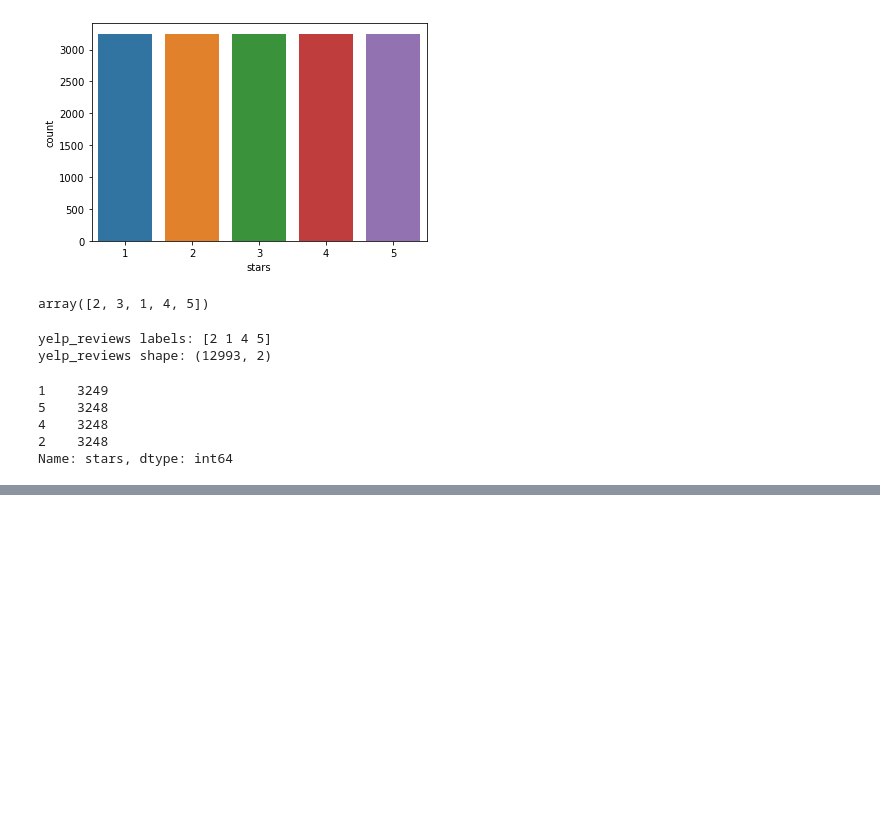
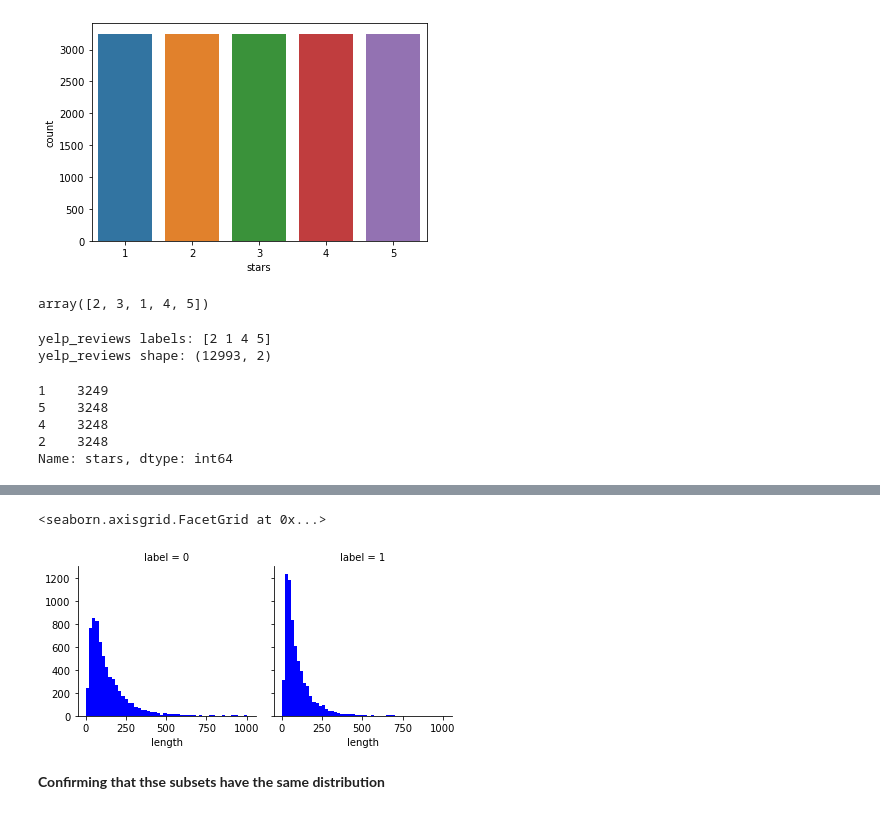
Before and after one commit to lupis30puc/yelp_bert_random_forest, a Jupyter notebook: preprocessing-for-bert-yelp-dataset.ipynb, the cells around one changed output, grey strips where cells are left out. Saved outputs shown, nothing was run; the diff lists cells and outputs as text; code cells hidden in the pictures; blank space fills up the shorter version.

```diff
--- a/preprocessing-for-bert-yelp-dataset.ipynb
+++ b/preprocessing-for-bert-yelp-dataset.ipynb
@@ -199,9 +185,9 @@ import re
 # %%
 for r in balanced_simplified_reviews:
     balanced_simplified_reviews['text'] = balanced_simplified_reviews['text'].apply(lambda t: strip_numeric(t))
-    #balanced_simplified_reviews['text'] = balanced_simplified_reviews['text'].apply(lambda t: strip_punctuation(t))
+    balanced_simplified_reviews['text'] = balanced_simplified_reviews['text'].apply(lambda t: strip_punctuation(t))
     balanced_simplified_reviews['text'] = balanced_simplified_reviews['text'].apply(lambda t: strip_multiple_whitespaces(t))
-    #balanced_simplified_reviews['text'] = balanced_simplified_reviews['text'].apply(lambda t: t.lower())
-    balanced_simplified_reviews['text'] = balanced_simplified_reviews['text'].apply(lambda t: remove_stopwords(t))
+    balanced_simplified_reviews['text'] = balanced_simplified_reviews['text'].apply(lambda t: t.lower())
+    #balanced_simplified_reviews['text'] = balanced_simplified_reviews['text'].apply(lambda t: remove_stopwords(t))
     #balanced_simplified_reviews['text'] = balanced_simplified_reviews['text'].apply(lambda t: strip_short(t))
 # %%
@@ -208,0 +256,5 @@ balanced_simplified_reviews
+# %%
+# without stopwords and short
+#CREATING A NEW COLUMN IN THE DATASET FOR THE NUMBER OF WORDS IN THE REVIEW
+balanced_simplified_reviews['length'] = balanced_simplified_reviews['text'].apply(lambda x : len(x.strip().split(" ")))
+balanced_simplified_reviews['length'].describe()
@@ -208,0 +271,5 @@ balanced_simplified_reviews
+# %%
+# including stopwords and short ones
+#CREATING A NEW COLUMN IN THE DATASET FOR THE NUMBER OF WORDS IN THE REVIEW
+balanced_simplified_reviews['length'] = balanced_simplified_reviews['text'].apply(lambda x : len(x.strip().split(" ")))
+balanced_simplified_reviews['length'].describe()
@@ -208,0 +286,12 @@ balanced_simplified_reviews
+# %%
+import matplotlib.pyplot as plt
+import seaborn as sns
+# COMPARING TEXT LENGTH TO STARS
+graph = sns.FacetGrid(data=balanced_simplified_reviews,col='label')
+graph.map(plt.hist,'length',bins=50,color='blue')
+# 0 negative, 1 positive
+# %% [output]
+<seaborn.axisgrid.FacetGrid at 0x...>
+[figure, added]
+# %% [markdown]
+**Confirming that thse subsets have the same distribution**
```
Also changed, not shown: parts of 31 cells of this notebook.
